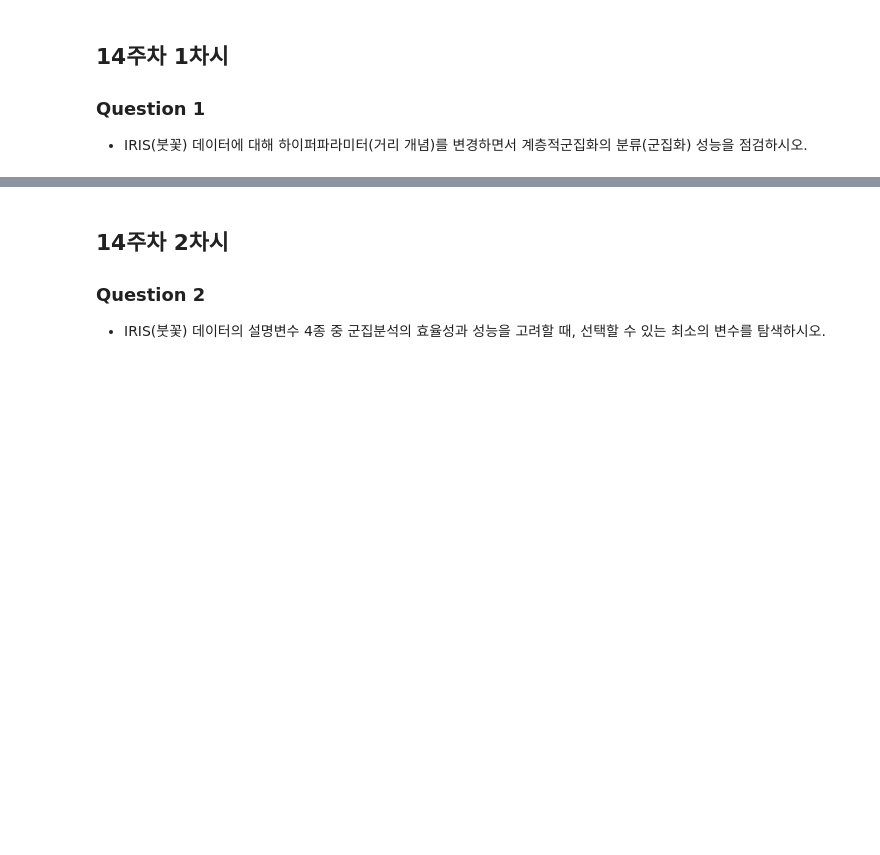
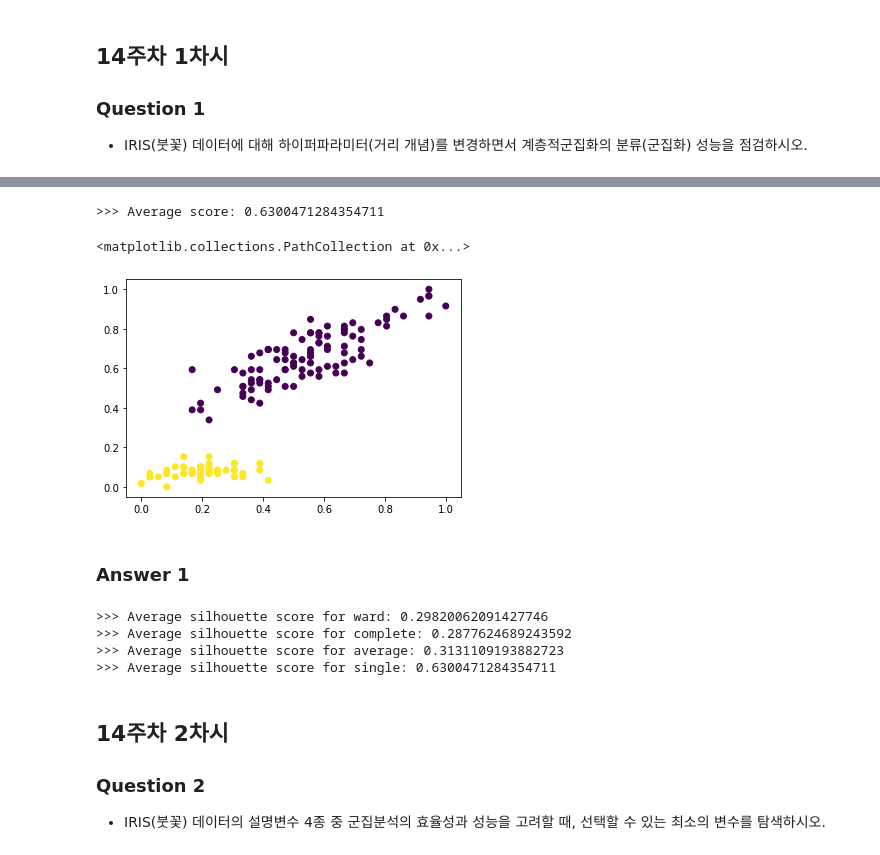
Before and after one commit to wld159/LAB_Codes, a Jupyter notebook: Machine Learning/2022-1 빅데이터와인공지능/HW_4_Clustering.ipynb, the cells around one changed output, grey strips where cells are left out. Saved outputs shown, nothing was run; the diff lists cells and outputs as text; code cells hidden in the pictures; blank space fills up the shorter version.

```diff
--- a/Machine Learning/2022-1 빅데이터와인공지능/HW_4_Clustering.ipynb
+++ b/Machine Learning/2022-1 빅데이터와인공지능/HW_4_Clustering.ipynb
@@ -55,8 +71,10 @@ print(">>> y_test shape:", iris_y_test.shape)
 # %%
 # Clustering
-Cluster = linkage(y=iris_new, method='single', metric='euclidean')
+Cluster = linkage(y=iris_new.iloc[:, :4], method='single', metric='euclidean')
 Cut_tree = fcluster(Cluster, t=0.3, criterion='distance')
-Labels = iris_new['Species']
-df_iris_cluster = pd.DataFrame({'pred': Cut_tree, 'labels': Labels})
-Con_Mat = pd.crosstab(df_iris_cluster['pred'], df_iris_cluster['labels'])
-Con_Mat
+iris_new['cluster'] = Cut_tree
+
+avererage_score = silhouette_score(iris_new.iloc[:, :4], iris_new['cluster'])
+print(">>> Average score:", avererage_score)
+# %% [output]
+>>> Average score: 0.6300471284354711
@@ -87,3 +81,25 @@ print(">>> Best Test Score: ", GridSearchCV_iris.score(X_test, y_test))
+# %%
+# Visualization
+plt.scatter(x=iris_new['sepal length (cm)'], y=iris_new['petal length (cm)'], c=iris_new['cluster'], cmap='viridis')
+# %% [output]
+<matplotlib.collections.PathCollection at 0x...>
+[figure, added]
+# %% [markdown]
+### Answer 1
+# %%
+# Comparison of different clustering algorithms
+list_methods = ['ward', 'complete', 'average', 'single']
+
+for i in list_methods:
+    Cluster = linkage(y=iris_new.iloc[:, :4], method=i, metric='euclidean')
+    Cut_tree = fcluster(Cluster, t=0.3, criterion='distance')
+    avererage_score = silhouette_score(iris_new.iloc[:, :4], Cut_tree)
+    print(f">>> Average silhouette score for {i}: {avererage_score}")
+# %% [output]
+>>> Average silhouette score for ward: 0.29820062091427746
+>>> Average silhouette score for complete: 0.2877624689243592
+>>> Average silhouette score for average: 0.3131109193882723
+>>> Average silhouette score for single: 0.6300471284354711
 # %% [markdown]
 ## 14주차 2차시
 ### Question 2
```
Also changed, not shown: parts of 27 cells of this notebook.
